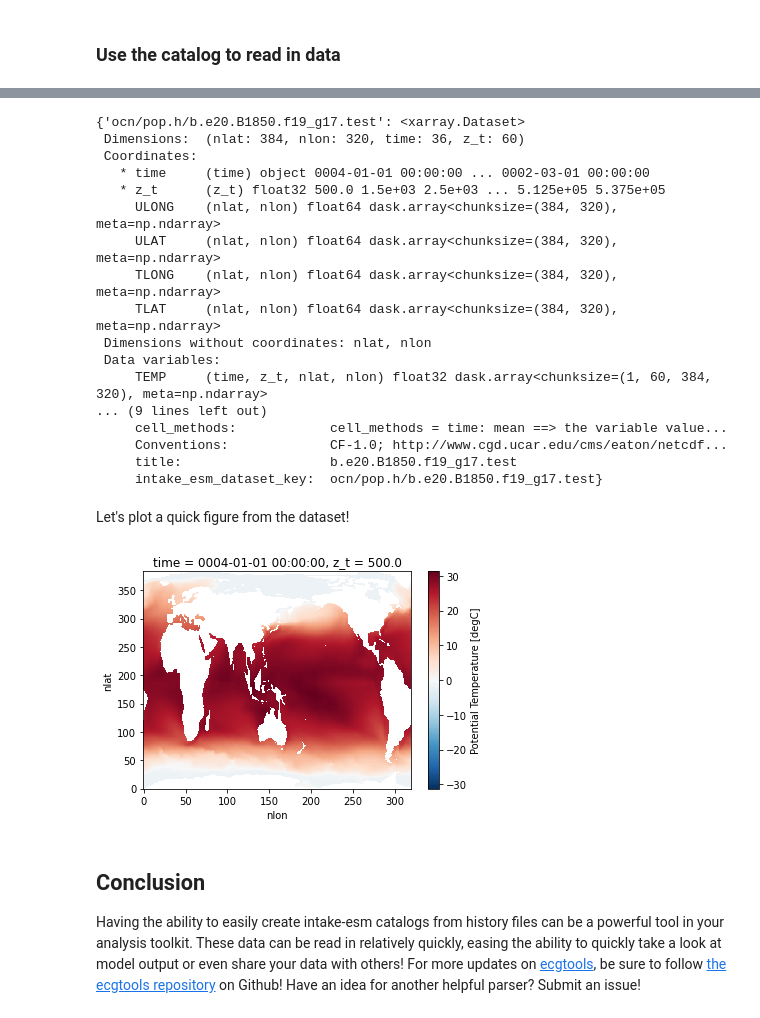
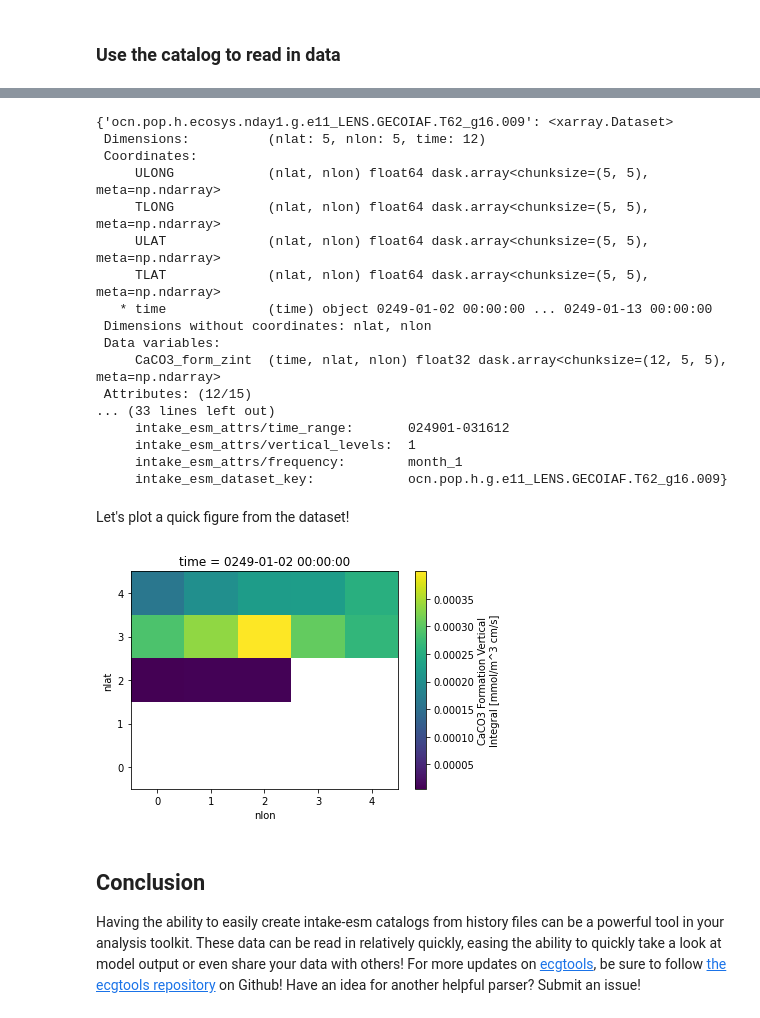
Before and after one commit to intake/intake-esm, a Jupyter notebook: docs/source/user-guide/ecgtools-history-files-example.ipynb, the cells around one changed output, grey strips where cells are left out. Drawn from its saved outputs; the diff is of its cells as text; code cells hidden in the pictures.

```diff
--- a/docs/source/user-guide/ecgtools-history-files-example.ipynb
+++ b/docs/source/user-guide/ecgtools-history-files-example.ipynb
@@ -255,10 +171,8 @@ import intake
 # %% [markdown]
 ### Use the catalog to read in data
 # %%
-col = intake.open_esm_datastore(
-    "/glade/work/mgrover/cesm-hist-test.json",
-    csv_kwargs={"converters": {"variables": ast.literal_eval}},
-    sep="/",
+data_catalog = intake.open_esm_datastore(
+    "cesm_sample_data.json",
 )
-col
+data_catalog
 # %% [output]
@@ -289,4 +195,4 @@ None catalog with 1 dataset(s) from 36 asset(s):
 # %%
-dsets = cat.to_dataset_dict(cdf_kwargs={'use_cftime': True, 'chunks': {'time': 10}})
+dsets = data_catalog.to_dataset_dict()
 # %% [output]
 --> The keys in the returned dictionary of datasets are constructed as follows:
@@ -295,29 +201,29 @@ dsets = cat.to_dataset_dict(cdf_kwargs={'use_cftime': True, 'chunks': {'time': 1
 # %%
 dsets
 # %% [output]
-{'ocn/pop.h/b.e20.B1850.f19_g17.test': <xarray.Dataset>
- Dimensions:  (nlat: 384, nlon: 320, time: 36, z_t: 60)
+{'ocn.pop.h.ecosys.nday1.g.e11_LENS.GECOIAF.T62_g16.009': <xarray.Dataset>
+ Dimensions:          (nlat: 5, nlon: 5, time: 12)
  Coordinates:
-   * time     (time) object 0004-01-01 00:00:00 ... 0002-03-01 00:00:00
-   * z_t      (z_t) float32 500.0 1.5e+03 2.5e+03 ... 5.125e+05 5.375e+05
-     ULONG    (nlat, nlon) float64 dask.array<chunksize=(384, 320), meta=np.ndarray>
-     ULAT     (nlat, nlon) float64 dask.array<chunksize=(384, 320), meta=np.ndarray>
-     TLONG    (nlat, nlon) float64 dask.array<chunksize=(384, 320), meta=np.ndarray>
-     TLAT     (nlat, nlon) float64 dask.array<chunksize=(384, 320), meta=np.ndarray>
+     ULONG            (nlat, nlon) float64 dask.array<chunksize=(5, 5), meta=np.ndarray>
+     TLONG            (nlat, nlon) float64 dask.array<chunksize=(5, 5), meta=np.ndarray>
+     ULAT             (nlat, nlon) float64 dask.array<chunksize=(5, 5), meta=np.ndarray>
+     TLAT             (nlat, nlon) float64 dask.array<chunksize=(5, 5), meta=np.ndarray>
+   * time             (time) object 0249-01-02 00:00:00 ... 0249-01-13 00:00:00
  Dimensions without coordinates: nlat, nlon
  Data variables:
-     TEMP     (time, z_t, nlat, nlon) float32 dask.array<chunksize=(1, 60, 384, 320), meta=np.ndarray>
-... (9 lines left out)
-     cell_methods:            cell_methods = time: mean ==> the variable value...
-     Conventions:             CF-1.0; http://www.cgd.ucar.edu/cms/eaton/netcdf...
-     title:                   b.e20.B1850.f19_g17.test
-     intake_esm_dataset_key:  ocn/pop.h/b.e20.B1850.f19_g17.test}
+     CaCO3_form_zint  (time, nlat, nlon) float32 dask.array<chunksize=(12, 5, 5), meta=np.ndarray>
+ Attributes: (12/15)
+... (33 lines left out)
+     intake_esm_attrs/time_range:       024901-031612
+     intake_esm_attrs/vertical_levels:  1
+     intake_esm_attrs/frequency:        month_1
+     intake_esm_dataset_key:            ocn.pop.h.g.e11_LENS.GECOIAF.T62_g16.009}
 # %% [markdown]
 Let's plot a quick figure from the dataset!
 # %%
-dsets['ocn/pop.h/b.e20.B1850.f19_g17.test'].TEMP.isel(time=0, z_t=0).plot();
+dsets['ocn.pop.h.ecosys.nday1.g.e11_LENS.GECOIAF.T62_g16.009'].CaCO3_form_zint.isel(time=0).plot();
 # %% [output]
-[figure, old version]
+[figure, new version]
 # %% [markdown]
 ## Conclusion
 Having the ability to easily create intake-esm catalogs from history files can be a powerful tool in your analysis toolkit. These data can be read in relatively quickly, easing the ability to quickly take a look at model output or even share your data with others! For more updates on [ecgtools](https://github.com/NCAR/ecgtools), be sure to follow [the ecgtools repository](https://github.com/NCAR/ecgtools) on Github! Have an idea for another helpful parser? Submit an issue!
```
Also changed, not shown: parts of 33 cells of this notebook.
